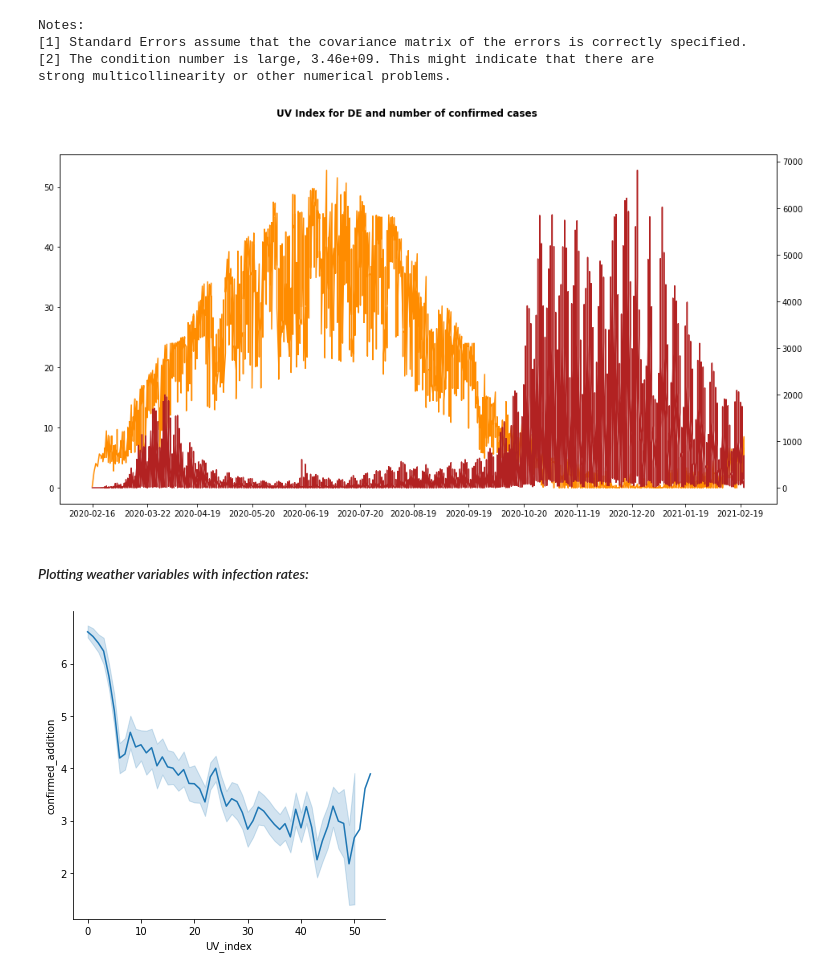
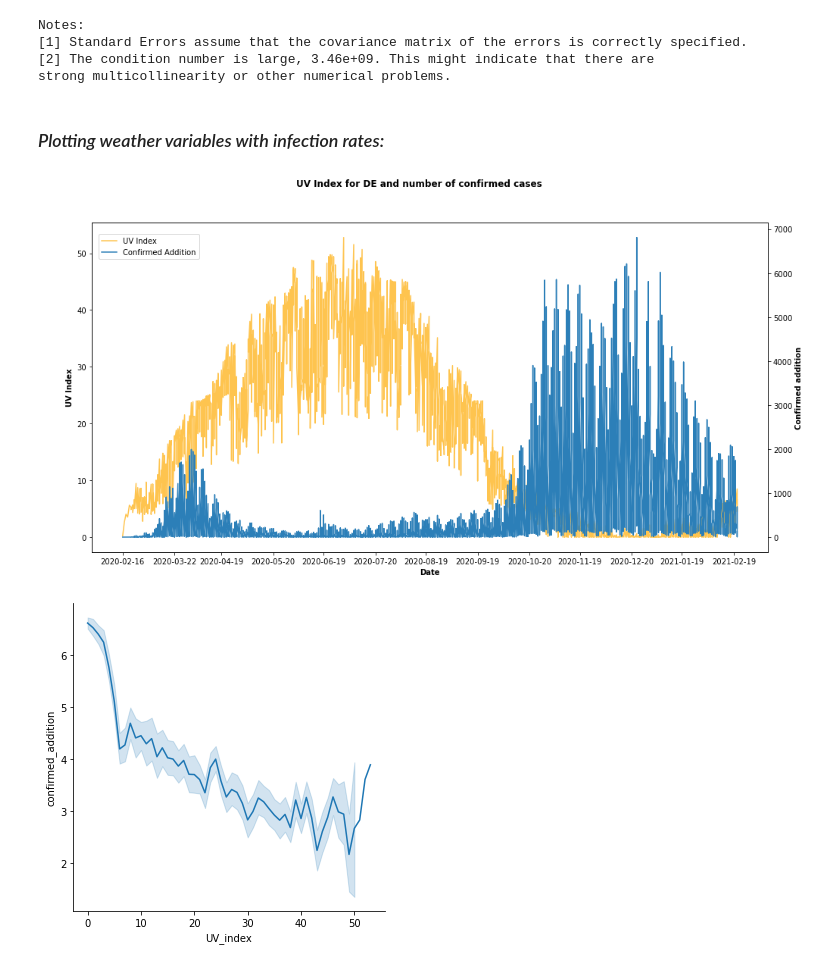
Before and after one commit to viggo-gascou/fyp2022p01g06, a Jupyter notebook: Notebooks/fyp2022p01g06_Report.ipynb, the cells around one changed output. Drawn from its saved outputs; the diff is of its cells as text; code cells hidden in the pictures.

Commit message:
Updated the main notebook and added the various figures

```diff
--- a/Notebooks/fyp2022p01g06_Report.ipynb
+++ b/Notebooks/fyp2022p01g06_Report.ipynb
@@ -634,17 +594,30 @@ Notes:
 [1] Standard Errors assume that the covariance matrix of the errors is correctly specified.
 [2] The condition number is large, 3.46e+09. This might indicate that there are
 strong multicollinearity or other numerical problems.
+# %% [markdown]
+### _Plotting weather variables with infection rates:_
 # %%
-#Visualizing the UV index in comparisson with confirmed cases.
+#Visualizing the UV index in comparison with confirmed cases.
+
+#Creating the plot
 fig, ax = plt.subplots(figsize=(16, 8))
-ax.plot(df.index, df["UV_index"], "darkorange")
+
+#Adding the first variable, UV Index
+ax.plot(df.index, df["UV_index"], "#fec44f", label="UV Index")
+
+#Adding a second variable and adding its own y-axis to show the confirmed additions
 ax2 = ax.twinx()
-ax2.plot(df.index, df["confirmed_addition"], color ="firebrick")
+ax2.plot(df.index, df["confirmed_addition"], color ="#2c7fb8", label="Confirmed Addition")
 ax.xaxis.set_major_locator(mdates.MonthLocator(bymonthday=(1, 1)))
-plt.xticks(rotation = 45)
-fig.suptitle("UV Index for DE and number of confirmed cases", fontweight = "bold");
+
+#Adding the main title to the plot as well as the x and y labels
+fig.suptitle("UV Index for DE and number of confirmed cases", fontweight = "bold")
+ax.set_ylabel("UV Index", fontweight = "bold")
+ax2.set_ylabel("Confirmed addition", fontweight = "bold")
+ax.set_xlabel("Date", fontweight = "bold")
+
+#Adding the legend and specifying the position
+fig.legend(loc = "upper left", borderaxespad = 8);
 # %% [output]
-[figure, old version]
+[figure, new version]
-# %% [markdown]
-#### _Plotting weather variables with infection rates:_
 # %%
```
Also changed, not shown: parts of 17 cells of this notebook, 3 other files.
